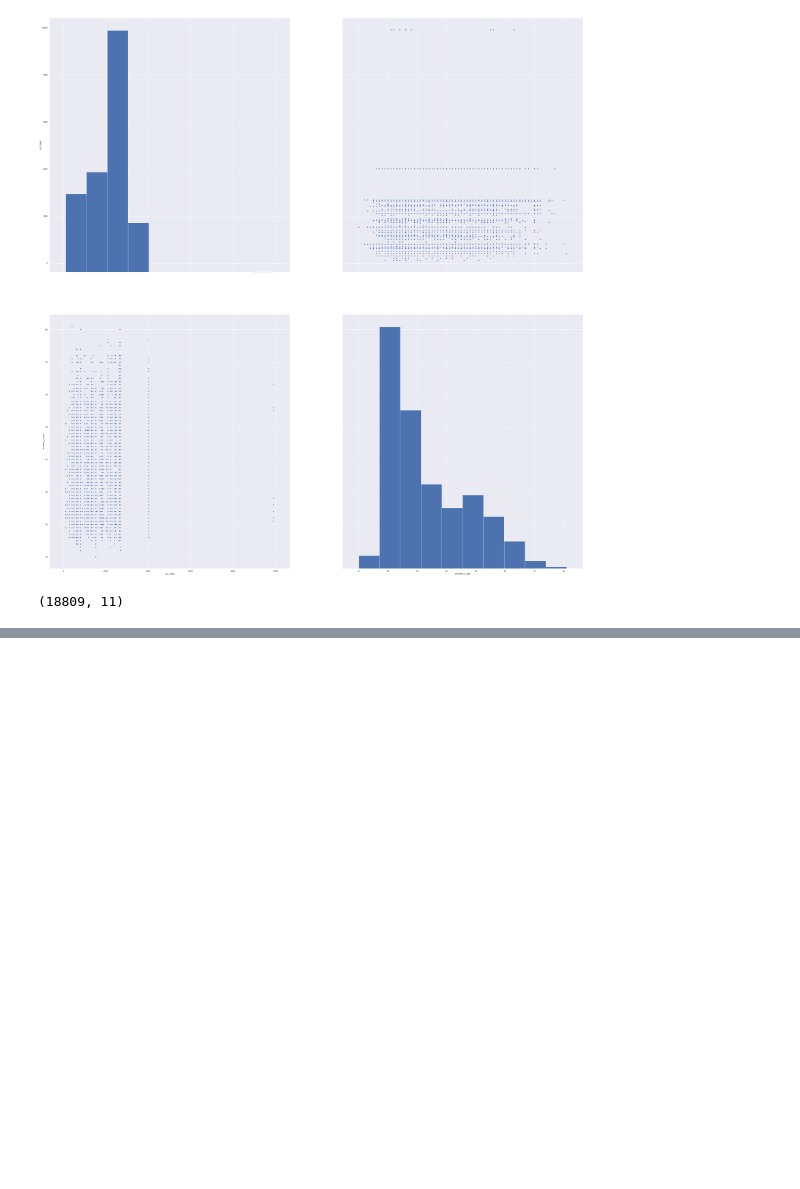
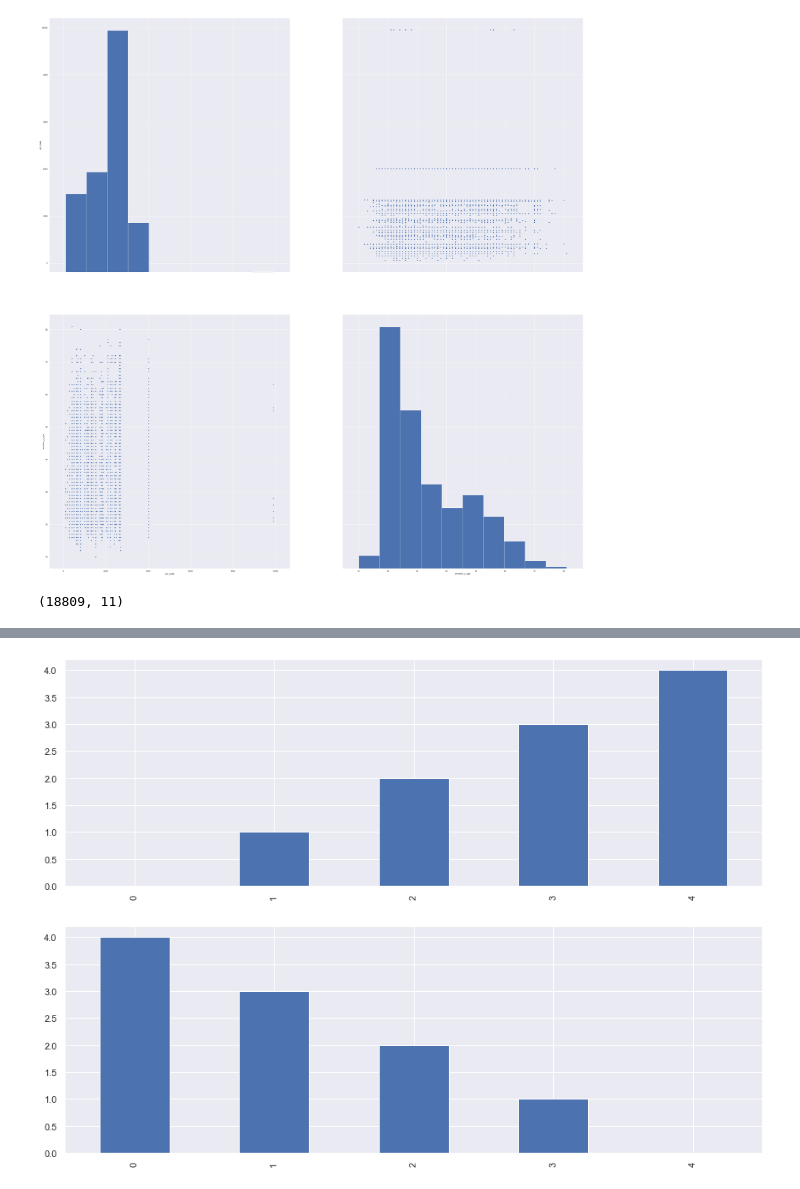
Before and after one commit to ConnorNelson1/Data_Analysis-Group-Project, a Jupyter notebook: Group_Presentation.ipynb, the cells around one changed output, grey strips where cells are left out. Saved outputs shown, nothing was run; the diff lists cells and outputs as text; code cells hidden in the pictures; blank space fills up the shorter version.

Commit message:
plot testing

```diff
--- a/Group_Presentation.ipynb
+++ b/Group_Presentation.ipynb
@@ -79,0 +77,15 @@ NameError: name 'ucr_code' is not defined
+# %%
+from pandas import *
+import matplotlib.pyplot as pl
+%matplotlib inline
+
+ys = [[0,1,2,3,4],[4,3,2,1,0]]
+x_ax = [0,1,2,3,4]
+
+for y_ax in ys:
+    ts = Series(y_ax,index=x_ax)
+    ts.plot(kind='bar', figsize=(15,5))
+    plt.show()
+# %% [output]
+[figure, added]
+[figure, added]
```
Also changed, not shown: parts of 1 cell of this notebook.
